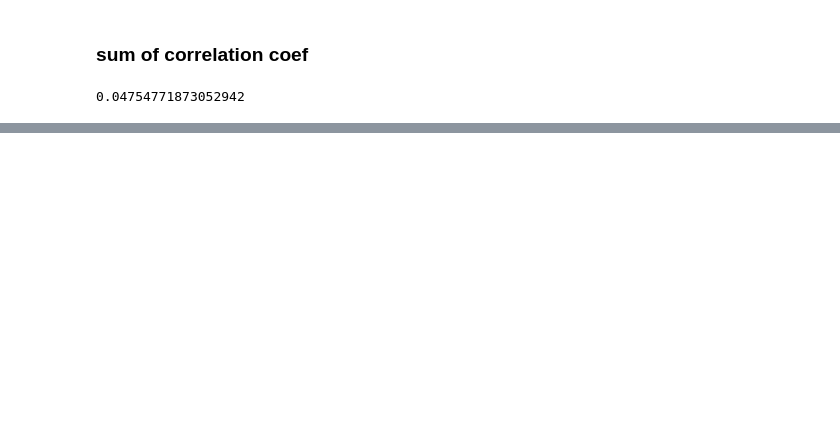
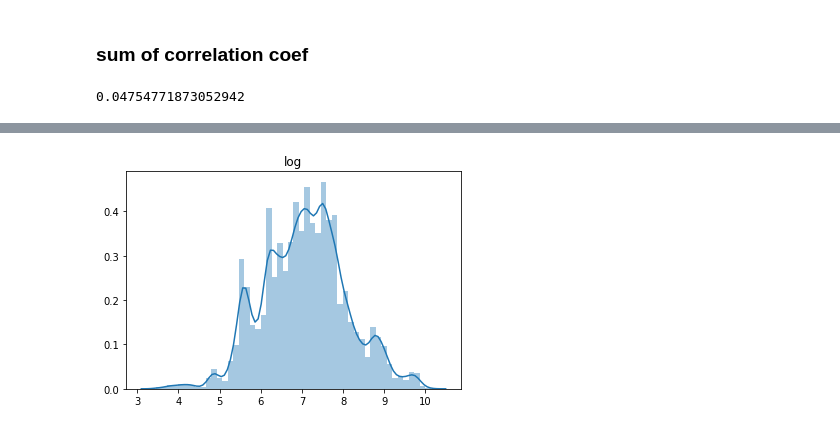
Before and after one commit to meowpunch/bobsim-research, a Jupyter notebook: src/main/python/correlation.ipynb, the cells around one changed output, grey strips where cells are left out. Drawn from its saved outputs; the diff is of its cells as text; code cells hidden in the pictures; blank space fills up the shorter version.

```diff
--- a/src/main/python/correlation.ipynb
+++ b/src/main/python/correlation.ipynb
@@ -191,14 +282,0 @@ corr_target.drop("당일조사가격").sum()
-# %%
-from sklearn.preprocessing import QuantileTransformer
-from sklearn.preprocessing import PowerTransformer
-from sklearn.preprocessing import MinMaxScaler
-import numpy as np
-
-log = lambda df: np.log1p(df)
-sqrt = lambda df: np.sqrt(df)
-min_max = lambda df: MinMaxScaler(df)
-quantile = lambda df: QuantileTransformer(df)
-boxcos = lambda df: PowerTransformer(df, method='box-cos')
-yeo_johnson = lambda df: PowerTransformer(df, method='yeo-johnson')
-
-transformers = [log, sqrt, min_max, quantile, boxcos, yeo_johnson]
@@ -256,0 +310,4 @@ ValueError: DataFrame constructor not properly called!
+# %%
+graphize(l_ty[0], name=t_names[0])
+# %% [output]
+[figure, added]
```
Also changed, not shown: parts of 45 cells of this notebook.
